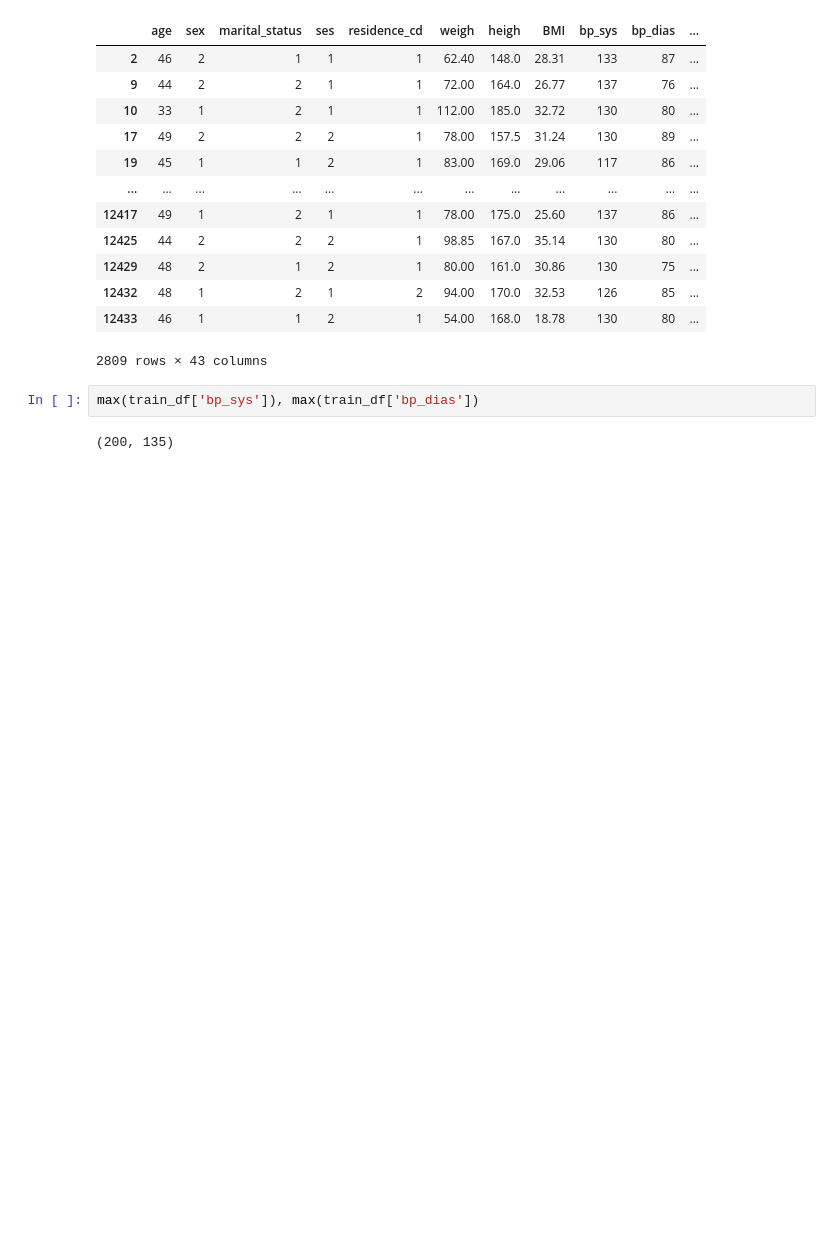
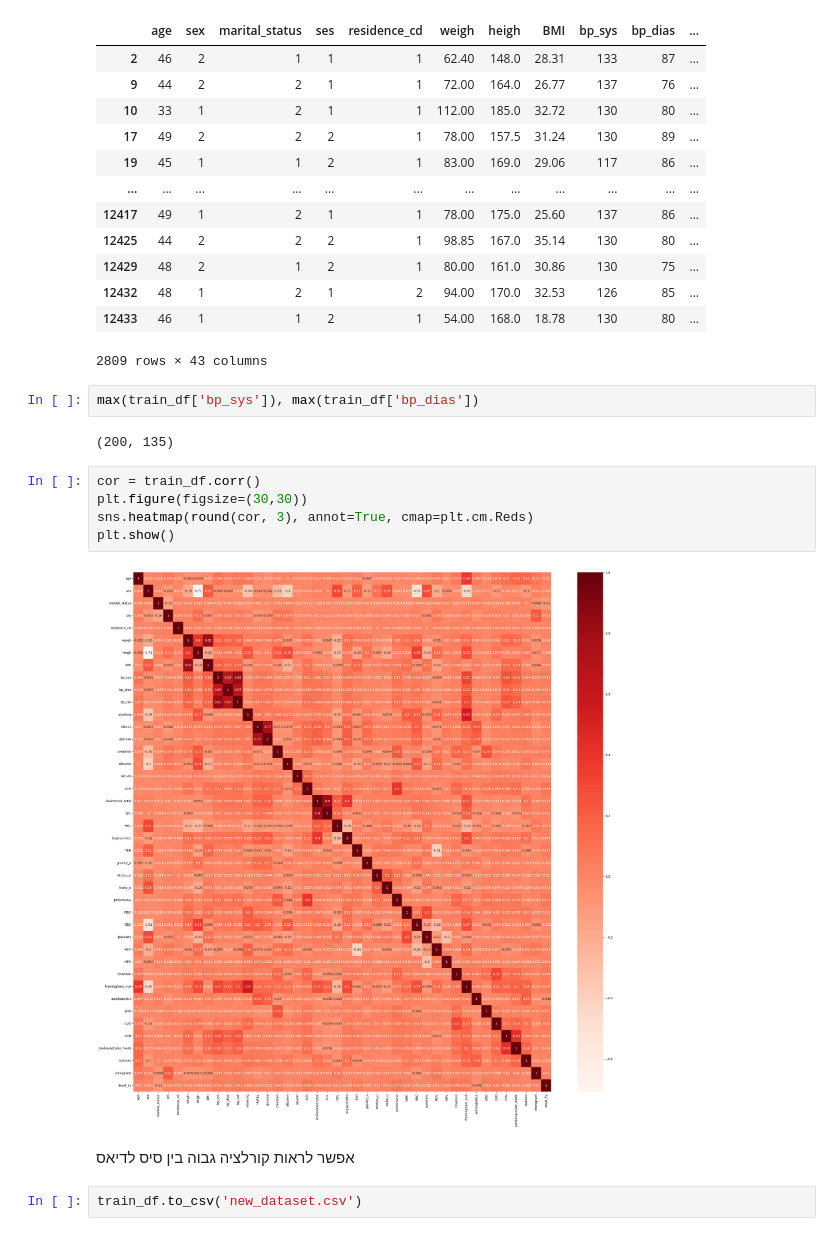
Before and after one commit to TalRos99/Medical-Data, a Jupyter notebook: MedicalData_Final.ipynb, the cells around one changed output. Drawn from its saved outputs; the diff is of its cells as text; blank space fills up the shorter version.

```diff
--- a/MedicalData_Final.ipynb
+++ b/MedicalData_Final.ipynb
@@ -188,3 +188,14 @@ train_df.loc[(train_df['bp_cat'] == 1)]
 max(train_df['bp_sys']), max(train_df['bp_dias'])
 # %% [output]
 (200, 135)
+# %%
+cor = train_df.corr()
+plt.figure(figsize=(30,30))
+sns.heatmap(round(cor, 3), annot=True, cmap=plt.cm.Reds)
+plt.show()
+# %% [output]
+[figure, added]
+# %% [markdown]
+אפשר לראות קורלציה גבוה בין סיס לדיאס
+# %%
+train_df.to_csv('new_dataset.csv')
```
Also changed, not shown: 1 other file.
